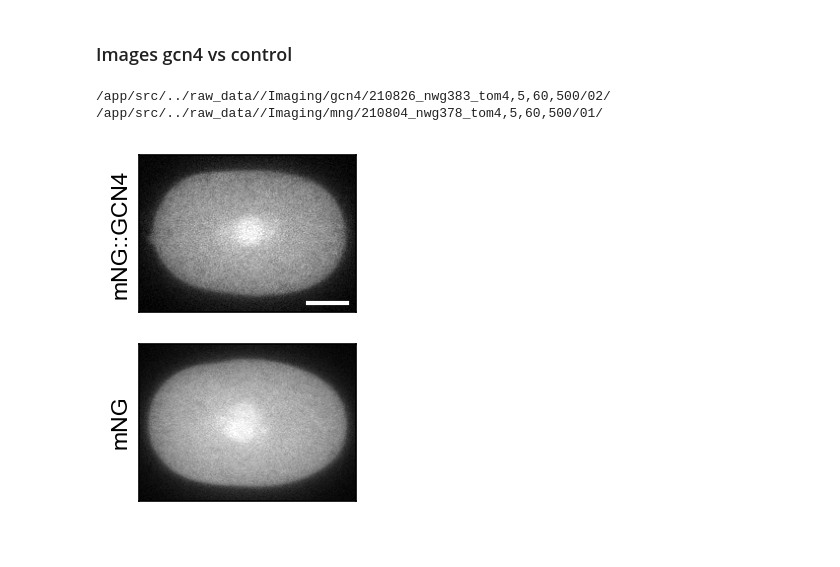
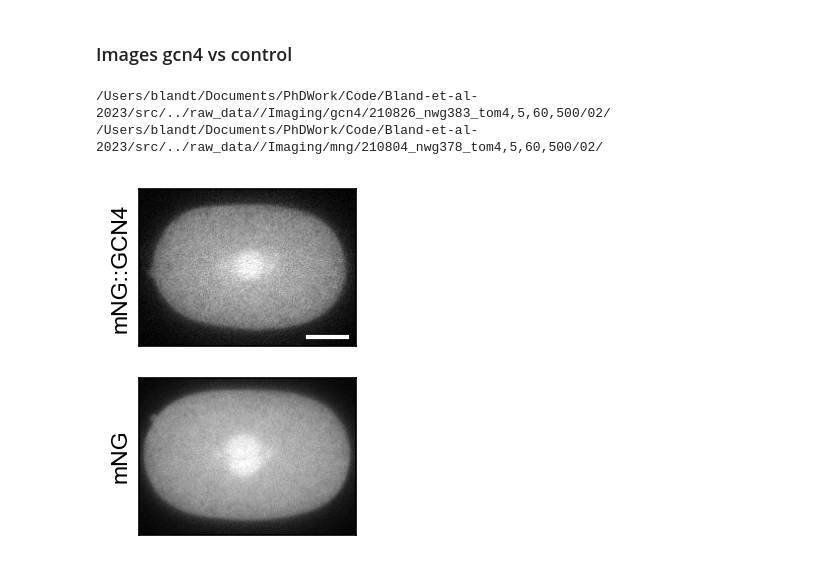
Before and after one commit to goehringlab/2023-Bland-bioRxiv, a Jupyter notebook: scripts/Analysis/GCN4/Fragment.ipynb, the cells around one changed output. Saved outputs shown, nothing was run; the diff lists cells and outputs as text; code cells hidden in the pictures.

Commit message:
Swapping image

```diff
--- a/scripts/Analysis/GCN4/Fragment.ipynb
+++ b/scripts/Analysis/GCN4/Fragment.ipynb
@@ -63,34 +66,34 @@ if raw_data_path:
 
     path_ctrl = direcslist(
         raw_data_path + "/Imaging/mng/210804_nwg378_tom4,5,60,500/", 0
-    )[0]
+    )[1]
     print(path_ctrl)
 
     # Create figure
     fig, ax = plt.subplots(2, 1)
     panel(path_gcn4, ax[0], scale_bar=True)
     panel(path_ctrl, ax[1])
 
     # Format figure
     ax[0].set_ylabel("mNG::GCN4", fontsize=11)
     ax[1].set_ylabel("mNG", fontsize=11)
     fig.set_size_inches(2.5, 3)
 
     # Save
     fig.savefig("Figs/imgs_fragment.png", dpi=600, transparent=True)
     fig.savefig("Figs/imgs_fragment.pdf", transparent=True)
 
     # SourceData
     os.makedirs("../../../data/EMBO_source_data/4C", exist_ok=True)
     save_img(
         load_image(path_gcn4 + "/af_corrected.tif"),
         "../../../data/EMBO_source_data/4C/gcn4.tif",
     )
     save_img(
         load_image(path_ctrl + "/af_corrected.tif"),
         "../../../data/EMBO_source_data/4C/ctrl.tif",
     )
 # %% [output]
-/app/src/../raw_data//Imaging/gcn4/210826_nwg383_tom4,5,60,500/02/
-/app/src/../raw_data//Imaging/mng/210804_nwg378_tom4,5,60,500/01/
+/Users/blandt/Documents/PhDWork/Code/Bland-et-al-2023/src/../raw_data//Imaging/gcn4/210826_nwg383_tom4,5,60,500/02/
+/Users/blandt/Documents/PhDWork/Code/Bland-et-al-2023/src/../raw_data//Imaging/mng/210804_nwg378_tom4,5,60,500/02/
-[figure, old version]
+[figure, new version]
```
Also changed, not shown: parts of 1 cell of this notebook.
